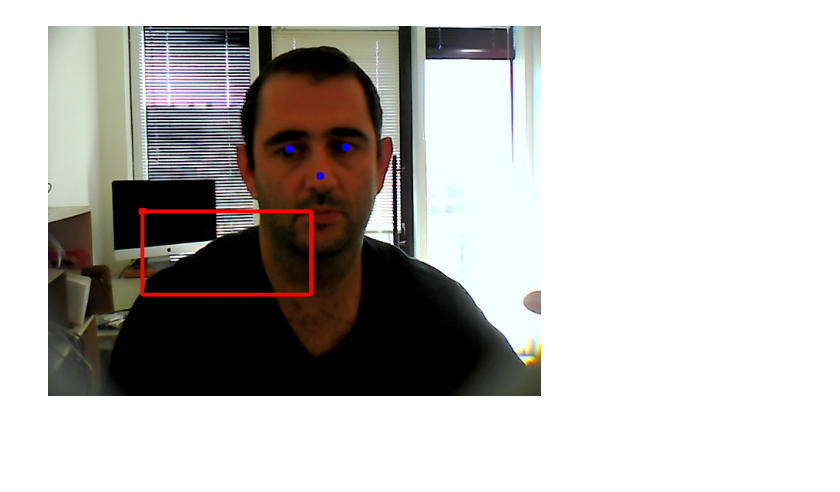
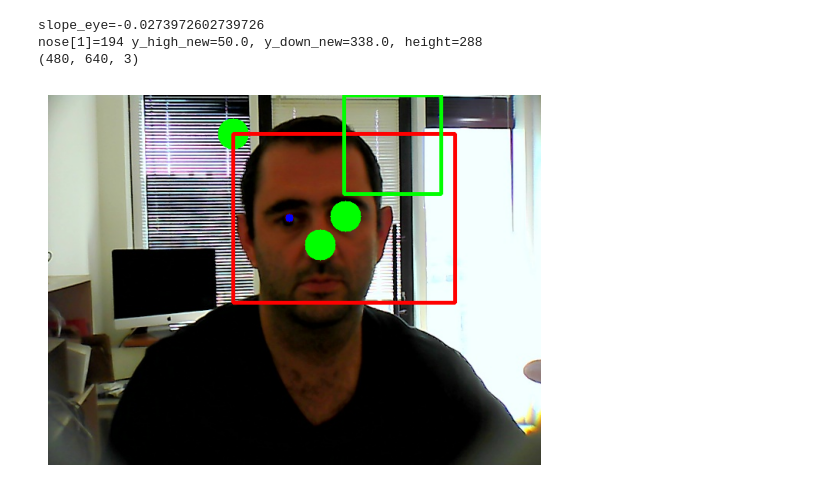
Before and after one commit to smbensi/new_img, a Jupyter notebook: scripts/run_tests.ipynb, the cells around one changed output. Cells and saved outputs as stored; diff of their text form; code cells hidden in the pictures; blank space fills up the shorter version.

Commit message:
working on the find face function

```diff
--- a/scripts/run_tests.ipynb
+++ b/scripts/run_tests.ipynb
@@ -28,3 +30,0 @@ keypoints_xy = pose_result.keypoints.xy
-# %%
-eyes = keypoints.check_eyes(pose_result.keypoints)
-print(eyes.tolist())
@@ -33,4 +30,0 @@ print(eyes.tolist())
-# %%
-a = {'posn': [366, 159, 252, 219]}
-# %%
-face = np.load('face_crop.npy')
@@ -172,7 +102,7 @@ def find_face(nose,left_eye,right_eye,img_shape):
 
     hypo = np.sqrt(dist_eye_x**2 + dist_eye_y**2)
 
-    proportion = 2
+    proportion = 2 # original
     x_left_new = left_eye[0] - proportion*dist_eye_x
     y_left_new = left_eye[1] - proportion*dist_eye_y
 
@@ -189,34 +119,46 @@ def find_face(nose,left_eye,right_eye,img_shape):
     dist_nose_x = nose[0] - x_m
     dist_nose_y = nose[1] - y_m
 
-    proportion2 = 4
+    proportion2 = 4 # original
     x_high_new = nose[0] - proportion2*dist_nose_x
-    y_high_new = nose[1] - proportion2*dist_nose_y
+    y_high_new = nose[1] - (proportion2)*dist_nose_y
 
     x_down_new = x_m + (proportion2)*dist_nose_x
-    y_down_new = y_m + proportion2*dist_nose_y
+    # y_down_new = y_m + proportion2*dist_nose_y # original
+    y_down_new = nose[1] + proportion2*dist_nose_y
 
     y_final = np.max((0,np.round(y_high_new).astype(int)))
     height = np.min((img_shape[0]-y_final-1, np.round(y_down_new - y_high_new).astype(int)))
-
+    print(f"{nose[1]=} {y_high_new=}, {y_down_new=}, {height=}")
     return x_final , y_final , height , width
 # %%
 new_img = None
 new_img = show_pose(img, pose_result)
 nose = check_nose(pose_result.keypoints)
+eyes = check_eyes(pose_result.keypoints)
 x,y,w,h = find_face(nose,eyes[0],eyes[1],img.shape)
 color = (255,0,0)
 thickness = 3
-cv2.circle(new_img, (y,x), 5, color, -1)
-pt1 = (y,x)
-pt2 = (y+h, x+w)
+cv2.circle(new_img, (x,y), 20, (0,255,0), -1)
+pt1 = (x,y)
+pt2 = (x+w, y+h)
 cv2.rectangle(new_img, pt1, pt2, color, thickness)
+cv2.rectangle(new_img,(384,0),(510,128),(0,255,0),3)
+nose = nose.numpy()
+eyes = eyes.numpy()
+left_eye = eyes[0]
+cv2.circle(new_img, (nose[0],nose[1]), 20, (0,255,0), -1)
+cv2.circle(new_img, (left_eye[0],left_eye[1]), 20, (0,255,0), -1)
 
+print(img.shape)
 plt.imshow(new_img)
-plt.axis('off')  # Turn off axis numbers and ticks
+plt.axis('off')  # Turn  axis numbers and ticks
 plt.show()
 # %% [output]
+slope_eye=-0.0273972602739726
+nose[1]=194 y_high_new=50.0, y_down_new=338.0, height=288
+(480, 640, 3)
-[figure, old version]
+[figure, new version]
 # %%
 print(f"{x=}, {y=}, {w=}, {h=}")
 # %% [output]
```
Also changed, not shown: parts of 7 cells of this notebook.
